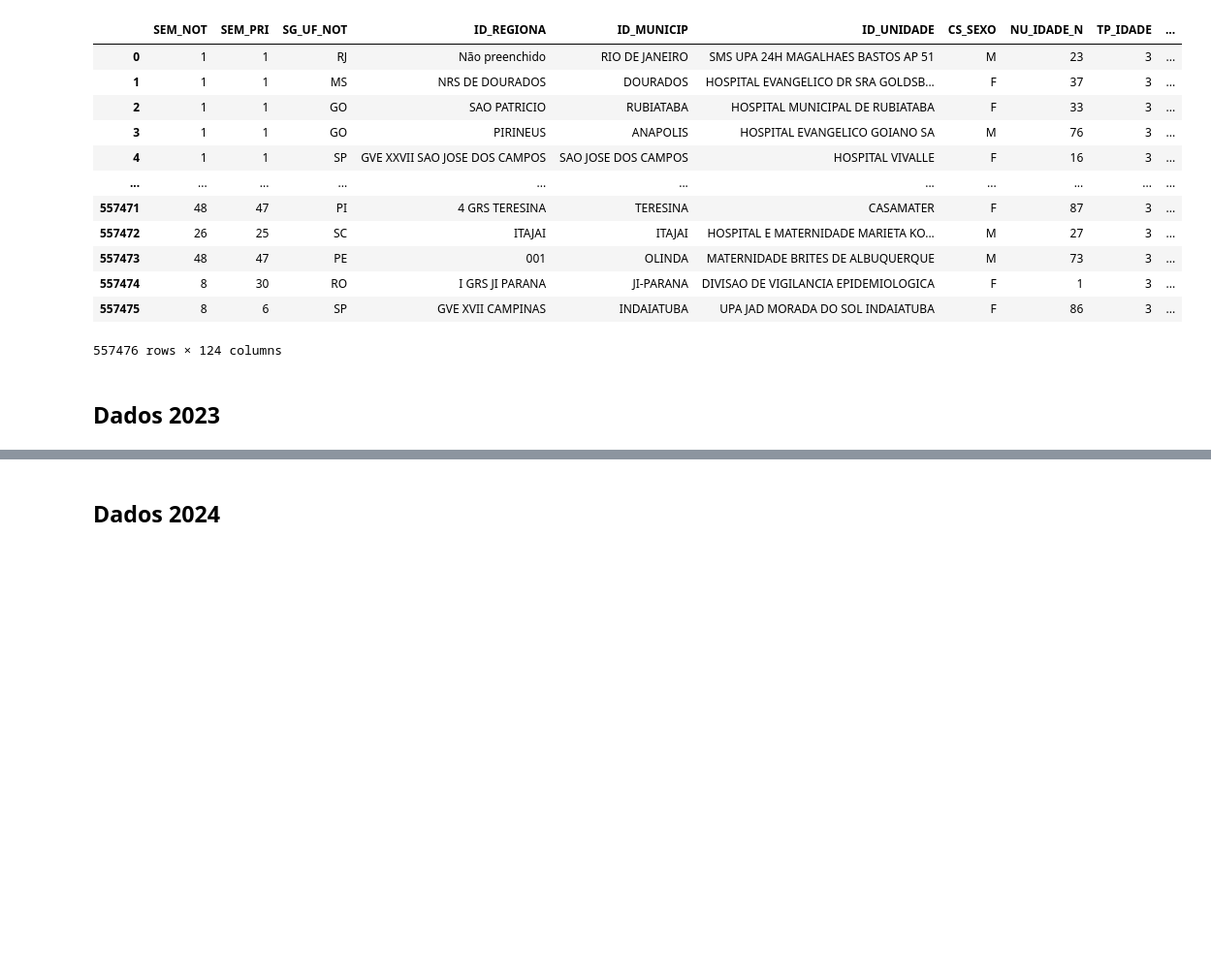
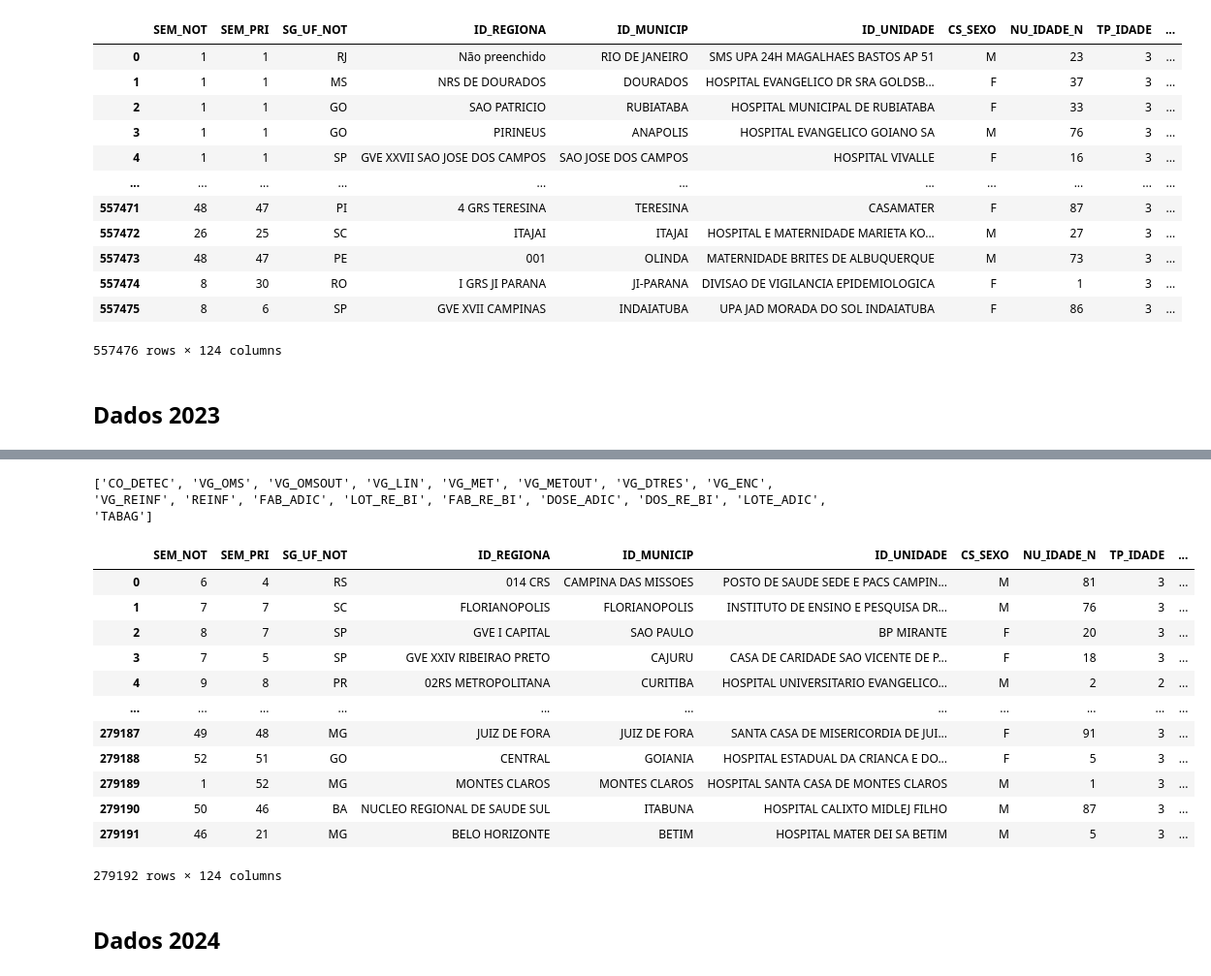
Before and after one commit to Lpins01/Projeto-Analise-de-Dados-SRAG-2021---2024-, a Jupyter notebook: notebook.ipynb, the cells around one changed output, grey strips where cells are left out. Shown: that part at 97% size. Saved outputs shown, nothing was run; the diff lists cells and outputs as text; code cells hidden in the pictures; blank space fills up the shorter version.

```diff
--- a/notebook.ipynb
+++ b/notebook.ipynb
@@ -181,3 +181,6 @@ df_2022_t.fillna("Não preenchido")
 557476 rows × 124 columns
 # %% [markdown]
 ## Dados 2023
+# %%
+for coluna in df_2023_t.columns:
+    print(coluna)
@@ -183,0 +209,12 @@ df_2022_t.fillna("Não preenchido")
+# %%
+colunas_drop = []
+
+for coluna in df_2023_t.columns:
+    if coluna not in df_2022_t.columns:
+        colunas_drop.append(coluna)
+
+print(colunas_drop)
+# %% [output]
+['CO_DETEC', 'VG_OMS', 'VG_OMSOUT', 'VG_LIN', 'VG_MET', 'VG_METOUT', 'VG_DTRES', 'VG_ENC', 'VG_REINF', 'REINF', 'FAB_ADIC', 'LOT_RE_BI', 'FAB_RE_BI', 'DOSE_ADIC', 'DOS_RE_BI', 'LOTE_ADIC', 'TABAG']
+# %%
+df_2023_t = df_2023_t.drop(colunas_drop, axis = 1)
@@ -184,2 +223,18 @@ df_2022_t.fillna("Não preenchido")
+# %%
+df_2023_t.fillna("Não preenchido")
+# %% [output]
+|  | SEM_NOT | SEM_PRI | SG_UF_NOT | ID_REGIONA | ID_MUNICIP | ID_UNIDADE | CS_SEXO | NU_IDADE_N | TP_IDADE | ... |
+| 0 | 6 | 4 | RS | 014 CRS | CAMPINA DAS MISSOES | POSTO DE SAUDE SEDE E PACS CAMPIN... | M | 81 | 3 | ... |
+| 1 | 7 | 7 | SC | FLORIANOPOLIS | FLORIANOPOLIS | INSTITUTO DE ENSINO E PESQUISA DR... | M | 76 | 3 | ... |
+| 2 | 8 | 7 | SP | GVE I CAPITAL | SAO PAULO | BP MIRANTE | F | 20 | 3 | ... |
+| 3 | 7 | 5 | SP | GVE XXIV RIBEIRAO PRETO | CAJURU | CASA DE CARIDADE SAO VICENTE DE P... | F | 18 | 3 | ... |
+| 4 | 9 | 8 | PR | 02RS METROPOLITANA | CURITIBA | HOSPITAL UNIVERSITARIO EVANGELICO... | M | 2 | 2 | ... |
+| ... | ... | ... | ... | ... | ... | ... | ... | ... | ... | ... |
+| 279187 | 49 | 48 | MG | JUIZ DE FORA | JUIZ DE FORA | SANTA CASA DE MISERICORDIA DE JUI... | F | 91 | 3 | ... |
+| 279188 | 52 | 51 | GO | CENTRAL | GOIANIA | HOSPITAL ESTADUAL DA CRIANCA E DO... | F | 5 | 3 | ... |
+| 279189 | 1 | 52 | MG | MONTES CLAROS | MONTES CLAROS | HOSPITAL SANTA CASA DE MONTES CLAROS | M | 1 | 3 | ... |
+| 279190 | 50 | 46 | BA | NUCLEO REGIONAL DE SAUDE SUL | ITABUNA | HOSPITAL CALIXTO MIDLEJ FILHO | M | 87 | 3 | ... |
+| 279191 | 46 | 21 | MG | BELO HORIZONTE | BETIM | HOSPITAL MATER DEI SA BETIM | M | 5 | 3 | ... |
+279192 rows × 124 columns
 # %% [markdown]
 ## Dados 2024
```
Also changed, not shown: parts of 10 cells of this notebook, 1 other file.
